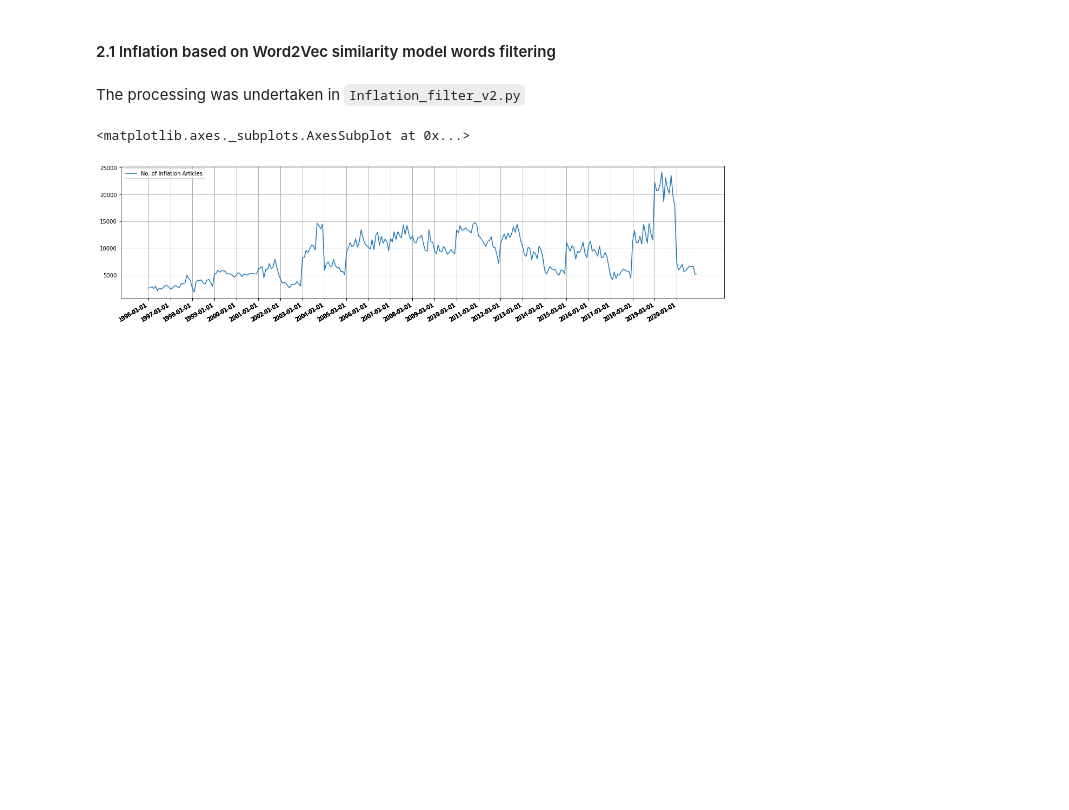
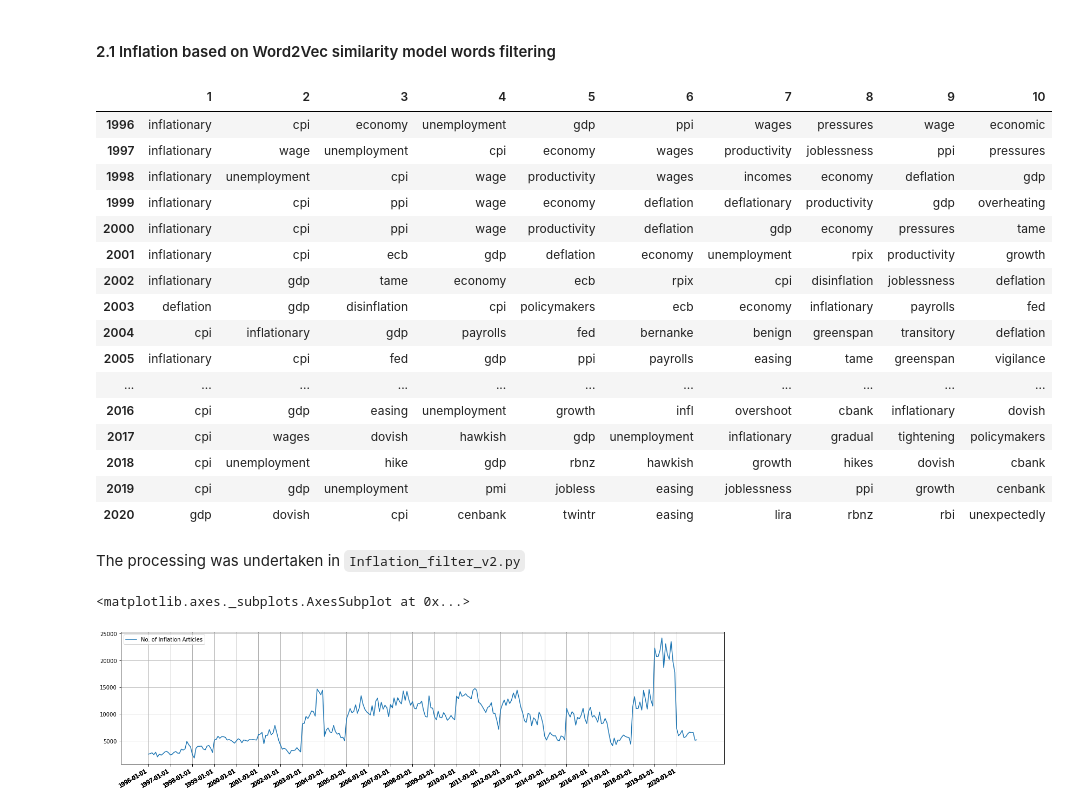
Before and after one commit to mehasadasivam/NLP, a Jupyter notebook: Master Notebook.ipynb, the cells around one changed output. Saved outputs shown, nothing was run; the diff lists cells and outputs as text; code cells hidden in the pictures; blank space fills up the shorter version.

```diff
--- a/Master Notebook.ipynb
+++ b/Master Notebook.ipynb
@@ -107,5 +113,28 @@ article_count['No. of GDP Articles'].sum()
 # %% [markdown]
 #### 2.1 Inflation based on Word2Vec similarity model words filtering
+# %%
+words = pd.read_csv(TEMP_PATH + '/inflation_words.csv', index_col=0)
+
+words.index += 1
+words.T
+# %% [output]
+|  | 1 | 2 | 3 | 4 | 5 | 6 | 7 | 8 | 9 | 10 |
+| 1996 | inflationary | cpi | economy | unemployment | gdp | ppi | wages | pressures | wage | economic |
+| 1997 | inflationary | wage | unemployment | cpi | economy | wages | productivity | joblessness | ppi | pressures |
+| 1998 | inflationary | unemployment | cpi | wage | productivity | wages | incomes | economy | deflation | gdp |
+| 1999 | inflationary | cpi | ppi | wage | economy | deflation | deflationary | productivity | gdp | overheating |
+| 2000 | inflationary | cpi | ppi | wage | productivity | deflation | gdp | economy | pressures | tame |
+| 2001 | inflationary | cpi | ecb | gdp | deflation | economy | unemployment | rpix | productivity | growth |
+| 2002 | inflationary | gdp | tame | economy | ecb | rpix | cpi | disinflation | joblessness | deflation |
+| 2003 | deflation | gdp | disinflation | cpi | policymakers | ecb | economy | inflationary | payrolls | fed |
+| 2004 | cpi | inflationary | gdp | payrolls | fed | bernanke | benign | greenspan | transitory | deflation |
+| 2005 | inflationary | cpi | fed | gdp | ppi | payrolls | easing | tame | greenspan | vigilance |
+| ... | ... | ... | ... | ... | ... | ... | ... | ... | ... | ... |
+| 2016 | cpi | gdp | easing | unemployment | growth | infl | overshoot | cbank | inflationary | dovish |
+| 2017 | cpi | wages | dovish | hawkish | gdp | unemployment | inflationary | gradual | tightening | policymakers |
+| 2018 | cpi | unemployment | hike | gdp | rbnz | hawkish | growth | hikes | dovish | cbank |
+| 2019 | cpi | gdp | unemployment | pmi | jobless | easing | joblessness | ppi | growth | cenbank |
+| 2020 | gdp | dovish | cpi | cenbank | twintr | easing | lira | rbnz | rbi | unexpectedly |
 # %% [markdown]
 The processing was undertaken in `Inflation_filter_v2.py`
 # %%
```
Also changed, not shown: parts of 14 cells of this notebook, 6 other files.
